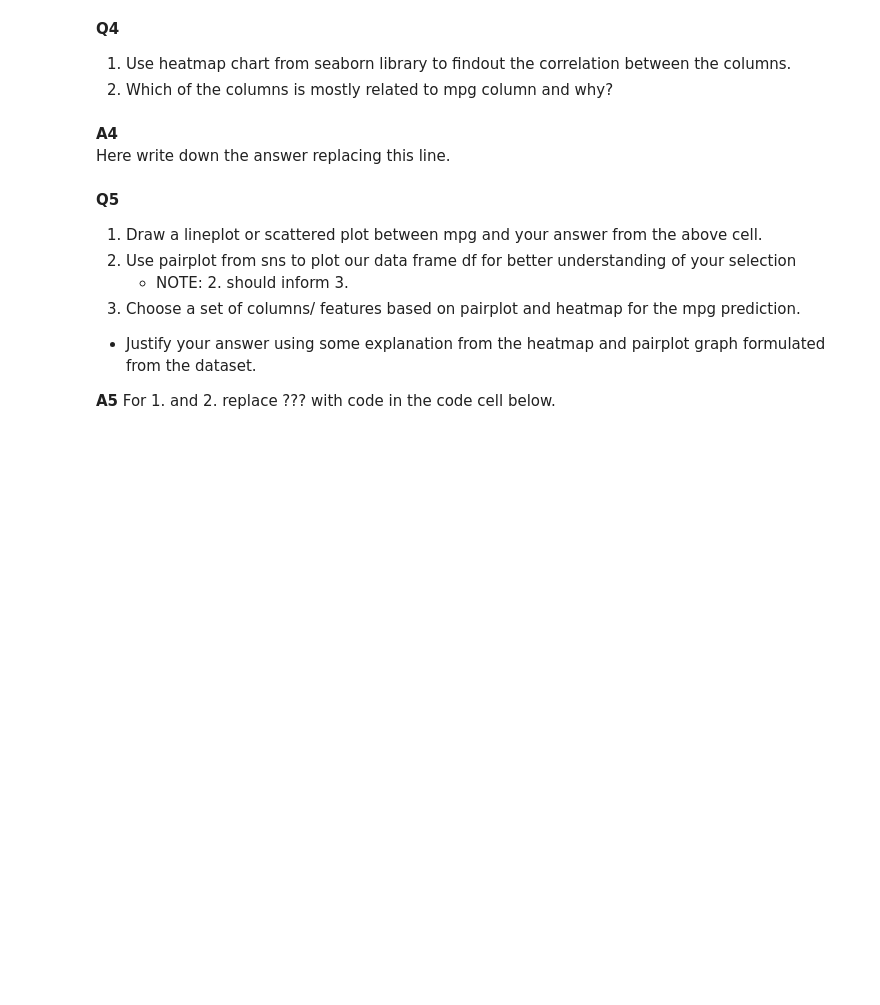
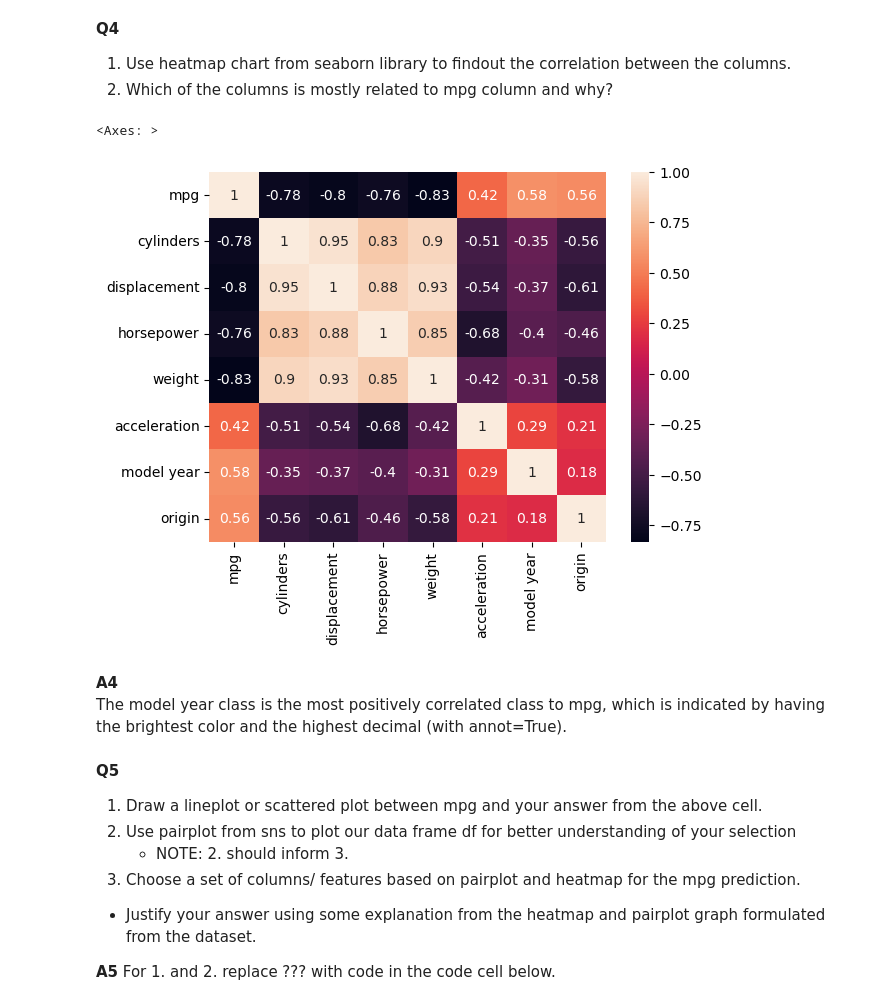
Before and after one commit to JohnManess/HW, a Jupyter notebook: HW2.ipynb, the cells around one changed output. Cells and saved outputs as stored; diff of their text form; code cells hidden in the pictures; blank space fills up the shorter version.

````diff
--- a/HW2.ipynb
+++ b/HW2.ipynb
@@ -53,8 +53,8 @@ https://archive.ics.uci.edu/ml/machine-learning-databases/auto-mpg/auto-mpg.name
 **A1**
 # %%
 # Replace ??? with code in the code cell below
-column_names = [?]
-df = pd.read_csv('?.data', names=?, na_values = "?", comment='\t',sep=" ", skipinitialspace=True)
+column_names = ['mpg','cylinders','displacement','horsepower','weight','acceleration','model year','origin','car name']
+df = pd.read_csv('../data/auto-mpg.data', names=column_names, na_values = "?", comment='\t',sep=" ", skipinitialspace=True)
 # %%
 # View head of the data to confirm the correctness of your answer
 df.head()
@@ -71,0 +99,5 @@ Use
+# %%
+#2. remove the column with NaN values - replace ??? with code
+df.drop(columns=['car name'], inplace=True)
+# Print head
+df.head()
@@ -72,13 +111,5 @@ Use
 # %%
-#1. use pandas.info() method to find columns with large number of NaN values
-???
-
-#2. remove the column with NaN values - replace ??? with code
-df.drop(???)
-# Print head
-df.head()
-
 #3. Check if there are still NaN values in the dataframe using ```isna()``` method - replace ??? with code
-df.???
+print(df.isna())
 # drop if any left or replace Nan values
-???
+df['horsepower'] = df['horsepower'].fillna(130.0)
@@ -95,18 +176,11 @@ df.head(15)
 # %%
-# 1. Convert following columns 'cylinders', 'year', 'origin'  to dummy variable using pandas get_dummies() function
-cols = ???
-df_dummies = pd.???
-
-#show the head
-df_dummies.???
-
 # 2. Do data normalization on real value/continous columns
-realcols = ???
+realcols = ['mpg','displacement','horsepower','weight','acceleration']
 
 for col in realcols:
-  mean = df[col].??
-  std = df[col].??
-  df[col] = ???
+  mean = df[col].mean()
+  std = df[col].std()
+  df[col] = (df[col] - mean)/std
 # %% [markdown]
 ## Regression Task
 # %% [markdown]
@@ -117,10 +191,14 @@ Given all the information we will try to predict mpg - miles per gallon. The Fir
 2. Which of the columns is mostly related to mpg column and why?
 # %%
 # A4 code goes below
-sns.heatmap(???, ???, ???,)
+corr = df.corr()
+sns.heatmap(corr, annot=True)
+# %% [output]
+<Axes: >
+[figure, added]
-# %% [markdown]
-**A4**
-Here write down the answer replacing this line.
+# %% [markdown]
+**A4**
+The model year class is the most positively correlated class to mpg, which is indicated by having the brightest color and the highest decimal (with annot=True).
 # %% [markdown]
 **Q5**
 1. Draw a lineplot or scattered plot between mpg and your answer from the above cell.
````
Also changed, not shown: parts of 28 cells of this notebook, 1 other file.
